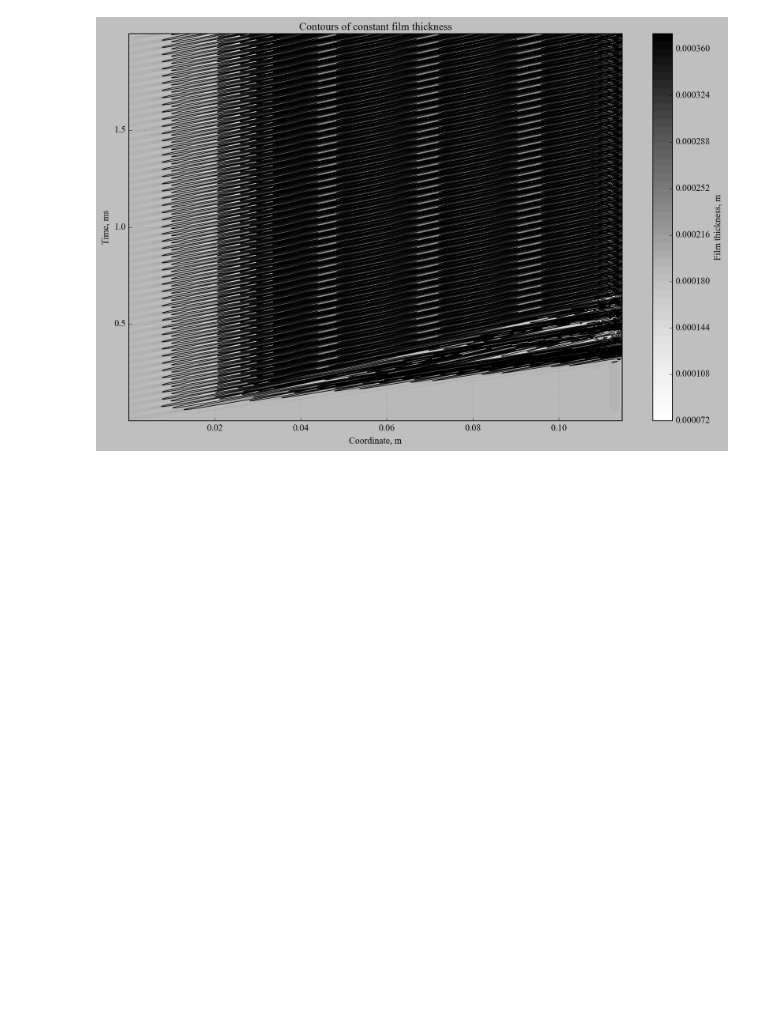
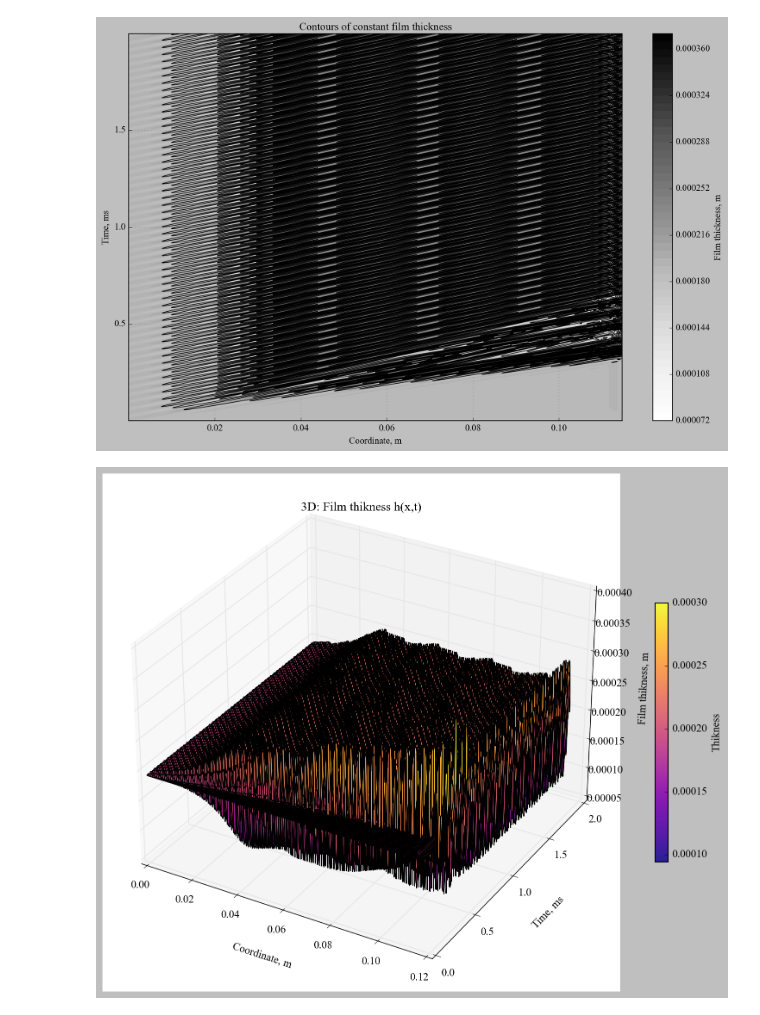
Before and after one commit to UlyanaGru/Fourier, a Jupyter notebook: postprocessing_mesh11.ipynb, the cells around one changed output. Cells and saved outputs as stored; diff of their text form; code cells hidden in the pictures; blank space fills up the shorter version.

Commit message:
3D: Film thikness h(x,t)

```diff
--- a/postprocessing_mesh11.ipynb
+++ b/postprocessing_mesh11.ipynb
@@ -470,3 +387,20 @@ plt.tight_layout()
 plt.show()
 # %% [output]
 [figure]
+# %%
+import matplotlib.pyplot as plt
+from mpl_toolkits.mplot3d import Axes3D
+import numpy as np
+
+fig = plt.figure(figsize=(14, 10))
+ax = fig.add_subplot(111, projection='3d')
+surf = ax.plot_surface(X, T, thickness, cmap='plasma', alpha=0.9)
+ax.set_xlabel('Coordinate, m', labelpad=15)
+ax.set_ylabel('Time, ms', labelpad=15)
+ax.set_zlabel('Film thikness, m', labelpad=15)
+
+plt.colorbar(surf, shrink=0.5, aspect=20, label='Thikness')
+plt.title('3D: Film thikness h(x,t)', fontsize=14)
+plt.show()
+# %% [output]
+[figure, added]
```
Also changed, not shown: parts of 3 cells of this notebook.
